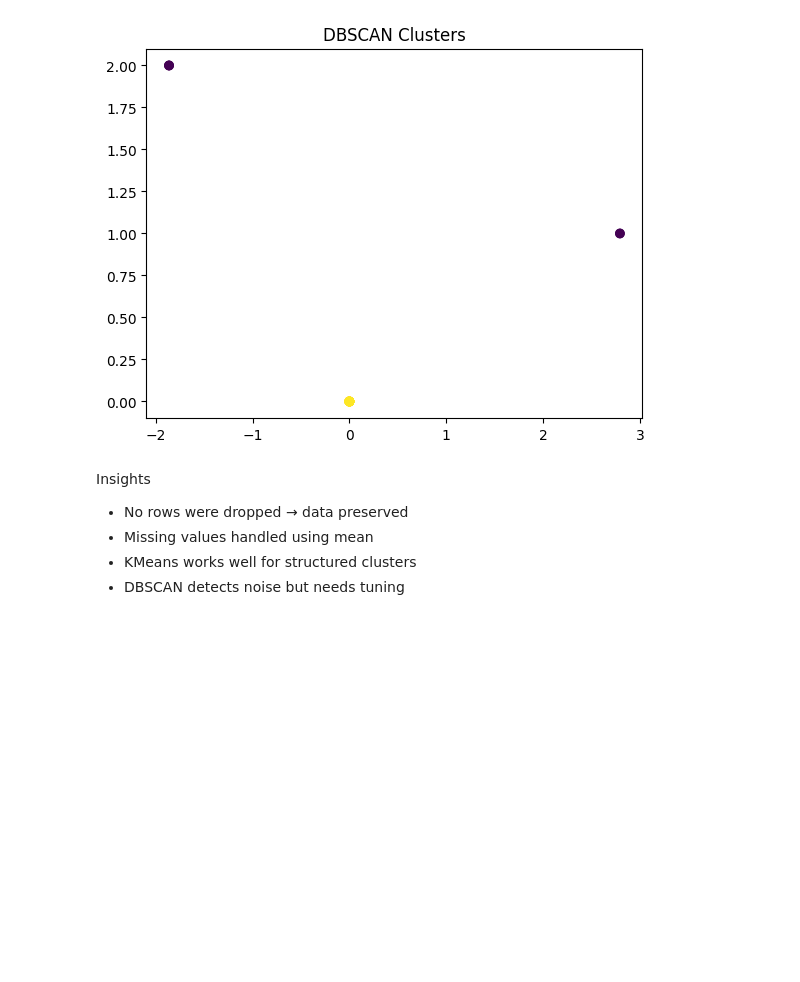
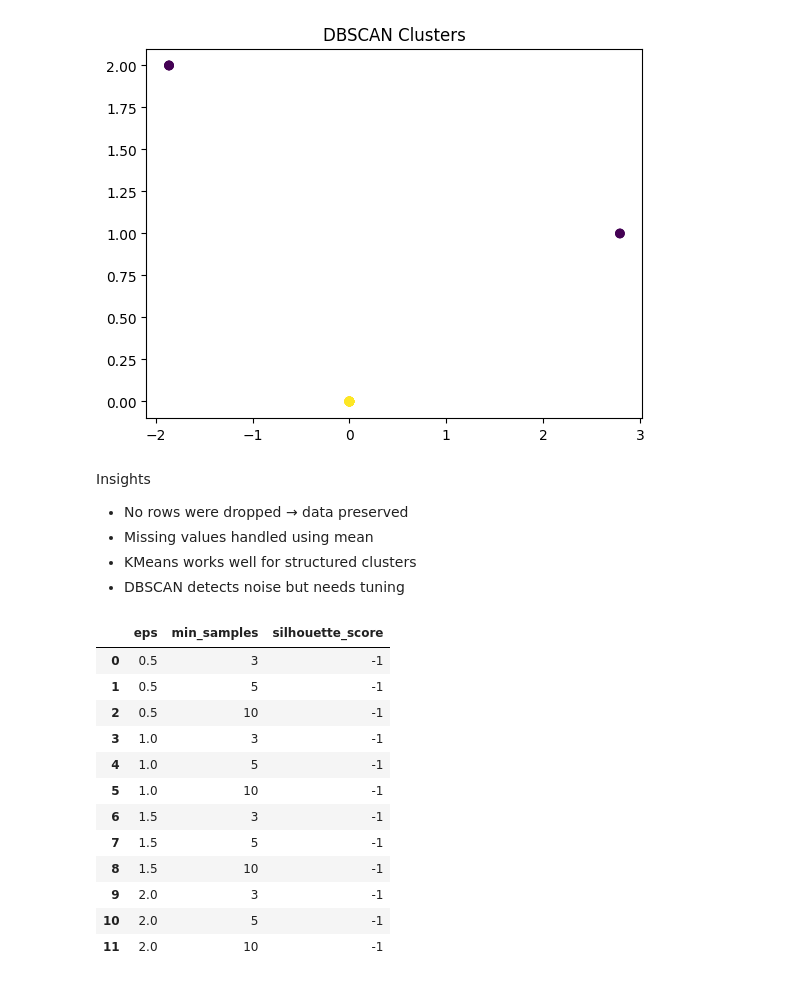
Before and after one commit to suraksha2/Clustering-Analysis, a Jupyter notebook: Clustering Analysis.ipynb, the cells around one changed output. Cells and saved outputs as stored; diff of their text form; code cells hidden in the pictures; blank space fills up the shorter version.

```diff
--- a/Clustering Analysis.ipynb
+++ b/Clustering Analysis.ipynb
@@ -220,3 +234,50 @@ Insights
 - Missing values handled using mean
 - KMeans works well for structured clusters
 - DBSCAN detects noise but needs tuning
+# %%
+# DBSCAN Experimentation with different eps and min_samples
+from sklearn.cluster import DBSCAN
+from sklearn.preprocessing import StandardScaler
+from sklearn.metrics import silhouette_score
+import numpy as np
+
+# Scaling
+scaler = StandardScaler()
+X_scaled = scaler.fit_transform(df.select_dtypes(include=[np.number]))
+
+eps_values = [0.5, 1.0, 1.5, 2.0]
+min_samples_values = [3, 5, 10]
+
+results = []
+
+for eps in eps_values:
+    for min_samples in min_samples_values:
+        db = DBSCAN(eps=eps, min_samples=min_samples)
+        labels = db.fit_predict(X_scaled)
+
+        # Ignore cases where only one cluster is formed
+        if len(set(labels)) > 1 and -1 not in set(labels):
+            score = silhouette_score(X_scaled, labels)
+        else:
+            score = -1
+
+        results.append((eps, min_samples, score))
+
+# Display results
+import pandas as pd
+results_df = pd.DataFrame(results, columns=['eps', 'min_samples', 'silhouette_score'])
+results_df.sort_values(by='silhouette_score', ascending=False)
+# %% [output]
+|  | eps | min_samples | silhouette_score |
+| 0 | 0.5 | 3 | -1 |
+| 1 | 0.5 | 5 | -1 |
+| 2 | 0.5 | 10 | -1 |
+| 3 | 1.0 | 3 | -1 |
+| 4 | 1.0 | 5 | -1 |
+| 5 | 1.0 | 10 | -1 |
+| 6 | 1.5 | 3 | -1 |
+| 7 | 1.5 | 5 | -1 |
+| 8 | 1.5 | 10 | -1 |
+| 9 | 2.0 | 3 | -1 |
+| 10 | 2.0 | 5 | -1 |
+| 11 | 2.0 | 10 | -1 |
```
Also changed, not shown: parts of 1 cell of this notebook.
